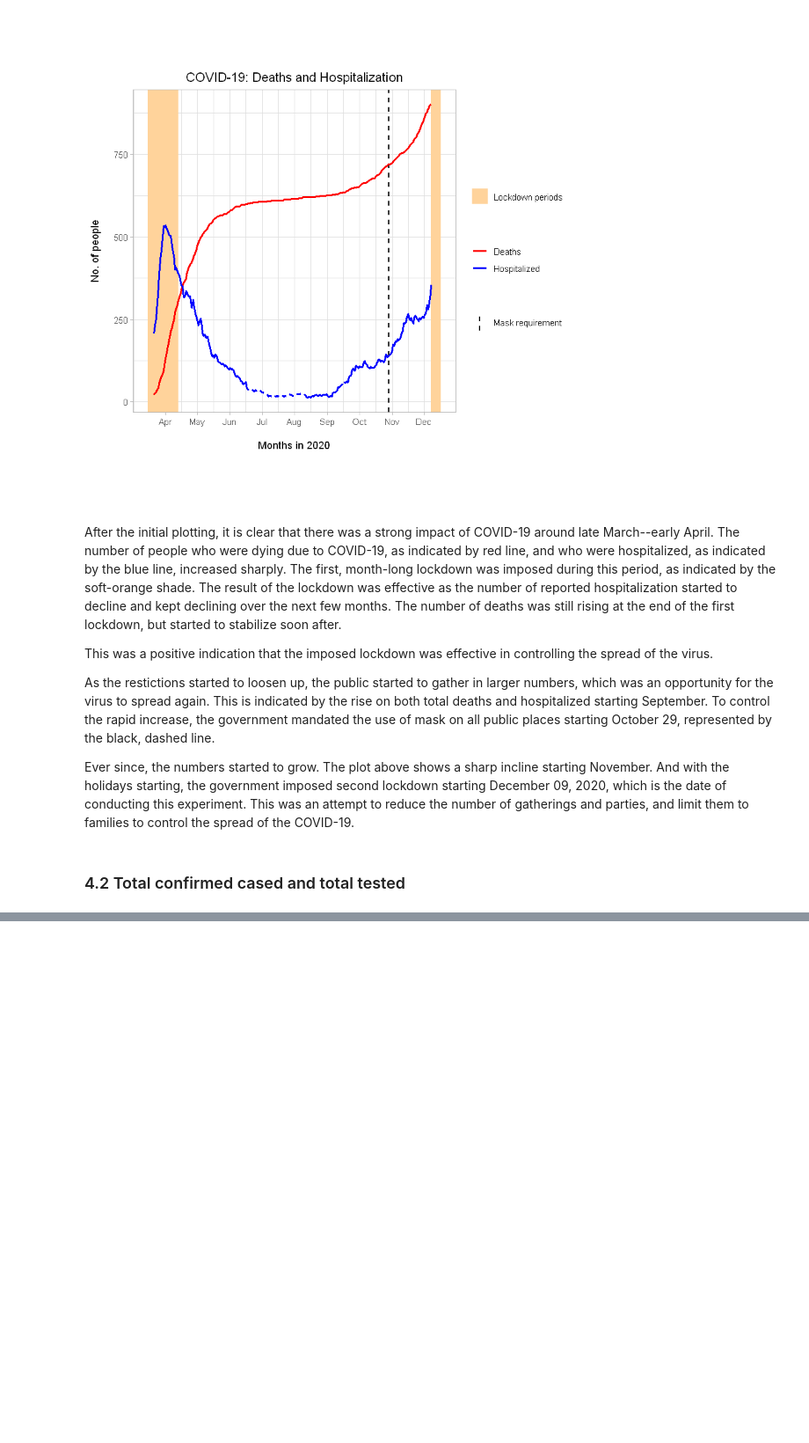
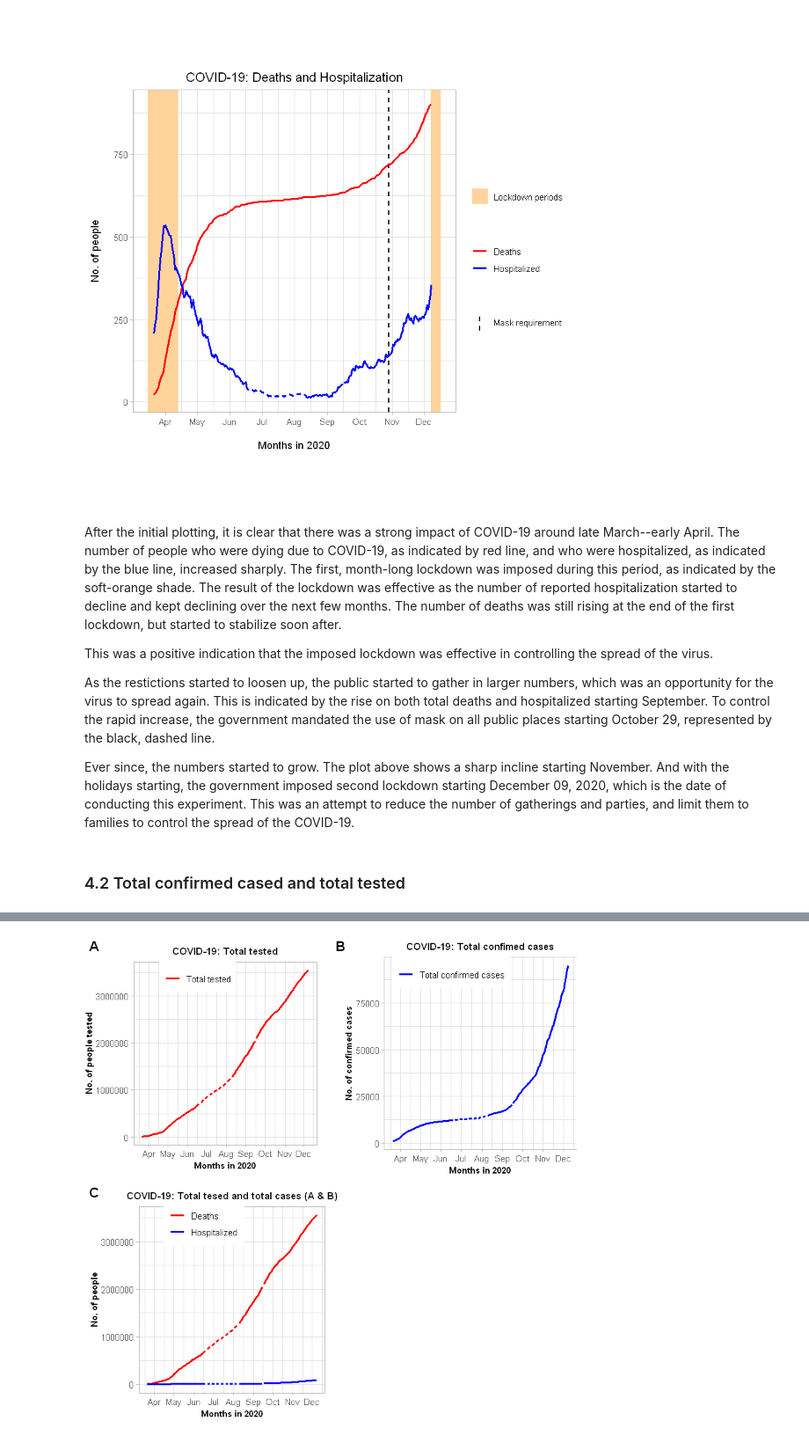
Before and after one commit to shrestaz/covid, a Jupyter notebook: EDA-COVID.ipynb, the cells around one changed output, grey strips where cells are left out. Shown at 88% size. Drawn from its saved outputs; the diff is of its cells as text; code cells hidden in the pictures; blank space fills up the shorter version.

Commit message:
Updated data

```diff
--- a/EDA-COVID.ipynb
+++ b/EDA-COVID.ipynb
@@ -139,6 +154,6 @@ str(TransformedCovidData)
 # %%
 TransformedCovidData$OriginalDate <- as.character(TransformedCovidData$OriginalDate)
-TransformedCovidData$ModifiedDateWithYear <- as.character(TransformedCovidData$ModifiedDateWithYear)
+TransformedCovidData$ModDateAddYear <- as.character(TransformedCovidData$ModDateAddYear)
 TransformedCovidData$ISODate <- ymd(TransformedCovidData$ISODate)
 # %%
 str(TransformedCovidData)
@@ -264,0 +233,98 @@ theme(aspect.ratio=1)
+# %%
+##########################################################################################################################
+############ Step 1: First we create a plot "A" for total number of people tested and assign it to a variable ############
+##########################################################################################################################
+
+TotalTestedPlot <- ggplot(TransformedCovidData, aes(x = ISODate)) +            # Specify the data frame and x-axis for the plot
+
+geom_line(aes(y = TotalNumberOfPeopleTested, color = "red"), lwd = 1) +          # Line plot for total number of peple tested
+scale_x_date(breaks = date_breaks("1 months"), date_labels = "%b") +           # Improving the x-axis to show all months
+theme_light() +
+
+xlab("Months in 2020") +                                                       # Label for x-axis
+scale_y_continuous("No. of people tested",                                     # Label for y-axis
+                   labels = function(x) format(x, scientific = FALSE)          # Change from exponentials to human readable numbers
+                   ) +
+
+ggtitle("COVID-19: Total tested") +                                            # Title for the plot A
+theme(plot.title = element_text(hjust = 0.5, size = 10, face="bold")) +        # Center the title
+
+scale_color_identity(name = "",                                                # Legend for the line plot
+                     breaks = "red",
+                     labels = "Total tested",
+                     guide = "legend"
+                     ) +
+
+theme(aspect.ratio=1) +                                                        # Fix aspect ratio
+theme(legend.position=c(0.35, 0.95)) +                                         # Append the legend inside the plot
+theme(plot.margin=unit(c(0,0.5,0,0),"cm")) +                                   # Increase right margin so there's space between A & B
+theme(axis.title = element_text(size = rel(0.8), face="bold"))
+
+
+
+##########################################################################################################################
+############Step 2: Then we create a plot "B" for total number of confirmed cases and assign it to a variable ###########
+##########################################################################################################################
+
+TotalConfirmedCasesPlot <- ggplot(TransformedCovidData, aes(x = ISODate)) +  # Specify the data frame and x-axis for the plot
+
+geom_line(aes(y = TotalConfirmedCases, color = "blue"), lwd = 1) +           # Line plot for total confirmed cases
+scale_x_date(breaks = date_breaks("1 months"), date_labels = "%b") +         # Improving the x-axis to show all months
+theme_light() +
+
+xlab("Months in 2020") +                                                   # Label for x-axis
+scale_y_continuous("No. of confirmed cases",                                 # Label for y-axis
+                   labels = function(x) format(x, scientific = FALSE)
+                   ) +
+ggtitle("COVID-19: Total confimed cases") +                                  # Title for the plot
+theme(plot.title = element_text(hjust = 0.5, size = 10, face="bold")) +      # Center the title, adjust font size and font face
+
+scale_color_identity(name = "",                                              # Legend for the line plot
+                     breaks = "blue",
+                     labels = "Total confirmed cases",
+                     guide = "legend"
+                     ) +
+
+theme(aspect.ratio=1) +                                                      # Fix aspect ratio
+theme(legend.position=c(0.35, 0.95))+                                        # Append the legend inside the plot
+theme(plot.margin=unit(c(0,0,0,0.5),"cm")) +                                 # Increase left margin so there's space between A & B
+theme(axis.title = element_text(size = rel(0.8), face="bold"))
+
+
+
+##########################################################################################################################
+##################### Step 3: Then we create a combined plot for "A" & "B" and assign it to a variable ###################
+##########################################################################################################################
+
+CombinedPlot <- ggplot(TransformedCovidData, aes(x = ISODate)) +           # Specify the data frame and x-axis for the plot
+geom_line(aes(y = TotalNumberOfPeopleTested, color = "red"), lwd = 1) +    # Line plot for total number of peple tested
+geom_line(aes(y = TotalConfirmedCases, color = "blue"), lwd = 1) +         # Line plot for total confirmed cases
+
+scale_x_date(breaks = date_breaks("1 months"), date_labels = "%b") +       # Improving the x-axis to show all months
+theme_light() +
+
+xlab("Months in 2020") +                                                   # Label for x-axis
+scale_y_continuous("No. of people",                                        # Label for y-axis
+                   labels = function(x) format(x, scientific = FALSE)
+                   ) +
+
+ggtitle("COVID-19: Total tesed and total cases (A & B)") +                 # Title for the plot
+theme(plot.title = element_text(hjust = 0.5, size = 10, face="bold")) +    # Center the title, adjust font size and font face
+
+scale_color_identity(name = "",                                            # Legend for the line plot
+                     breaks = c("red", "blue"),
+                     labels = c("Deaths", "Hospitalized"),
+                     guide = "legend") +
+
+theme(aspect.ratio=1) +                                                    # Fix aspect ratio
+theme(legend.position=c(0.35, 0.95))+                                      # Append the legend inside the plot
+theme(axis.title = element_text(size = rel(0.8), face="bold"))
+
+
+
+##########################################################################################################################
+####################################### Step 4: Finally make a grid of all 3 plots ######################################
+##########################################################################################################################
+plot_grid(TotalTestedPlot, TotalConfirmedCasesPlot, CombinedPlot, labels = "AUTO")
+# %% [output]
+[figure, added]
```
Also changed, not shown: parts of 10 cells of this notebook, 1 other file.
